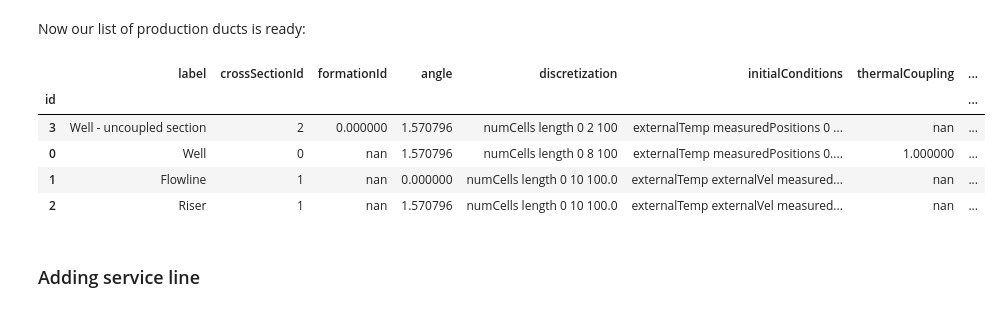
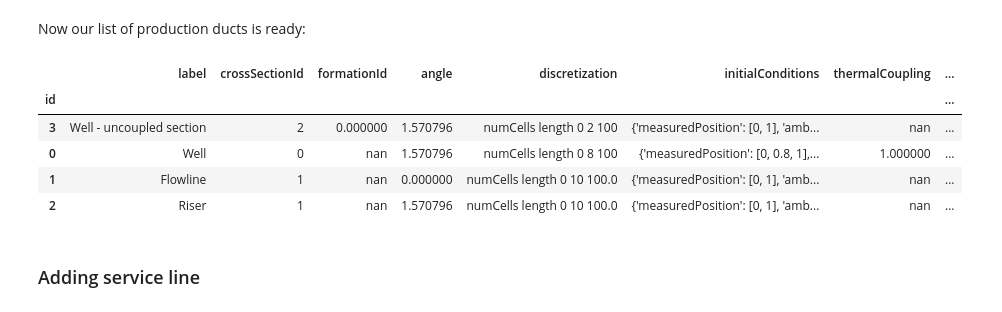
Before and after one commit to pedrorigon/marlim3, a Jupyter notebook: docs/tutorials/3-gas_lift.ipynb, the cells around one changed output. Drawn from its saved outputs; the diff is of its cells as text; code cells hidden in the pictures.

```diff
--- a/docs/tutorials/3-gas_lift.ipynb
+++ b/docs/tutorials/3-gas_lift.ipynb
@@ -196,7 +196,7 @@ well_production_cross_section_2 = copy.deepcopy(base_case_vgl.crossSection[0])
 
 well_production_cross_section_2['id'] = 2
 well_production_cross_section_2['label'] = 'Well cross-section - uncoupled section'
-well_production_cross_section_2['layers'] = [well_production_cross_section_2['layers'][0]]
+well_production_cross_section_2['layer'] = [well_production_cross_section_2['layer'][0]]
 
 base_case_vgl.crossSection.append(well_production_cross_section_2)
 # %% [markdown]
@@ -249,27 +249,27 @@ uncoupled_production_duct = {
   'angle': np.pi/2,
   'discretization': [{'numCells': 2, 'length': 100}]}
 
-uncoupled_production_duct['initialConditions'] = {'measuredPositions': [0,1], 'externalTemp': [well_ambient_temperature(0), well_ambient_temperature(200)]}
+uncoupled_production_duct['initialConditions'] = {'measuredPosition': [0,1], 'ambientTemp': [well_ambient_temperature(0), well_ambient_temperature(200)]}
 
-base_case_vgl.productionDucts.insert(0, uncoupled_production_duct)
+base_case_vgl.productionPipe.insert(0, uncoupled_production_duct)
 # %% [markdown]
 The next step is to modify the second duct to have a length of 800 m and consider thermal coupling:
 # %%
-base_case_vgl.productionDucts[1]['discretization'] = [{'numCells': 8, 'length': 100}]
+base_case_vgl.productionPipe[1]['discretization'] = [{'numCells': 8, 'length': 100}]
 
-base_case_vgl.productionDucts[1]['thermalCoupling'] = 1
-del base_case_vgl.productionDucts[1]['formationId']
+base_case_vgl.productionPipe[1]['thermalCoupling'] = 1
+del base_case_vgl.productionPipe[1]['formationId']
 # %% [markdown]
 Now our list of production ducts is ready:
 # %%
-base_case_vgl.display_table('productionDucts')
+base_case_vgl.display_table('productionPipe')
 # %% [output]
 |  | label | crossSectionId | formationId | angle | discretization | initialConditions | thermalCoupling | ... |
 | id |  |  |  |  |  |  |  | ... |
-| 3 | Well - uncoupled section | 2 | 0.000000 | 1.570796 | numCells length 0 2 100 | externalTemp measuredPositions 0 ... | nan | ... |
-| 0 | Well | 0 | nan | 1.570796 | numCells length 0 8 100 | externalTemp measuredPositions 0.... | 1.000000 | ... |
-| 1 | Flowline | 1 | nan | 0.000000 | numCells length 0 10 100.0 | externalTemp externalVel measured... | nan | ... |
-| 2 | Riser | 1 | nan | 1.570796 | numCells length 0 10 100.0 | externalTemp externalVel measured... | nan | ... |
+| 3 | Well - uncoupled section | 2 | 0.000000 | 1.570796 | numCells length 0 2 100 | {'measuredPosition': [0, 1], 'amb... | nan | ... |
+| 0 | Well | 0 | nan | 1.570796 | numCells length 0 8 100 | {'measuredPosition': [0, 0.8, 1],... | 1.000000 | ... |
+| 1 | Flowline | 1 | nan | 0.000000 | numCells length 0 10 100.0 | {'measuredPosition': [0, 1], 'amb... | nan | ... |
+| 2 | Riser | 1 | nan | 1.570796 | numCells length 0 10 100.0 | {'measuredPosition': [0, 1], 'amb... | nan | ... |
 # %% [markdown]
 ### Adding service line
 # %% [markdown]
```
Also changed, not shown: parts of 18 cells of this notebook, 10 other files.
